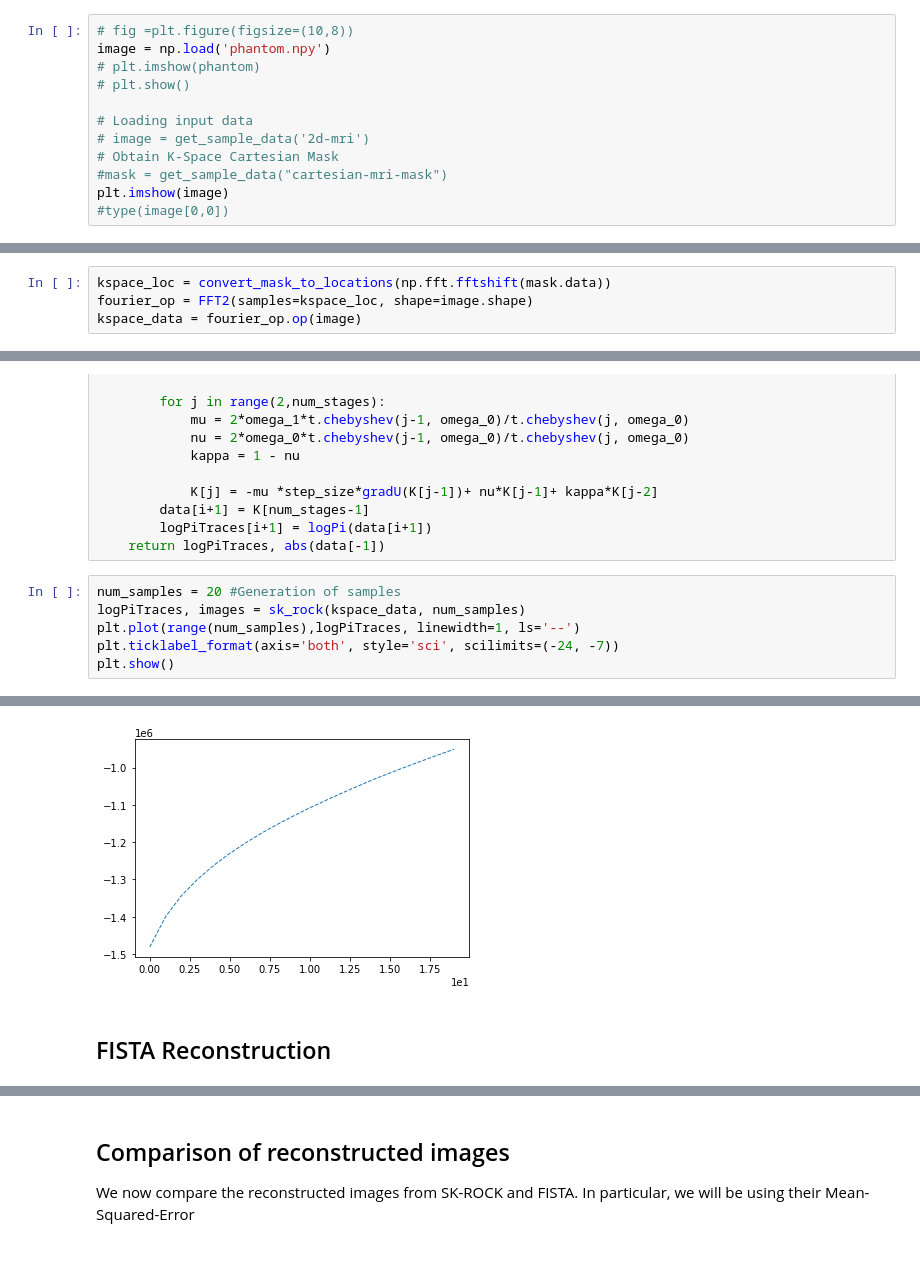
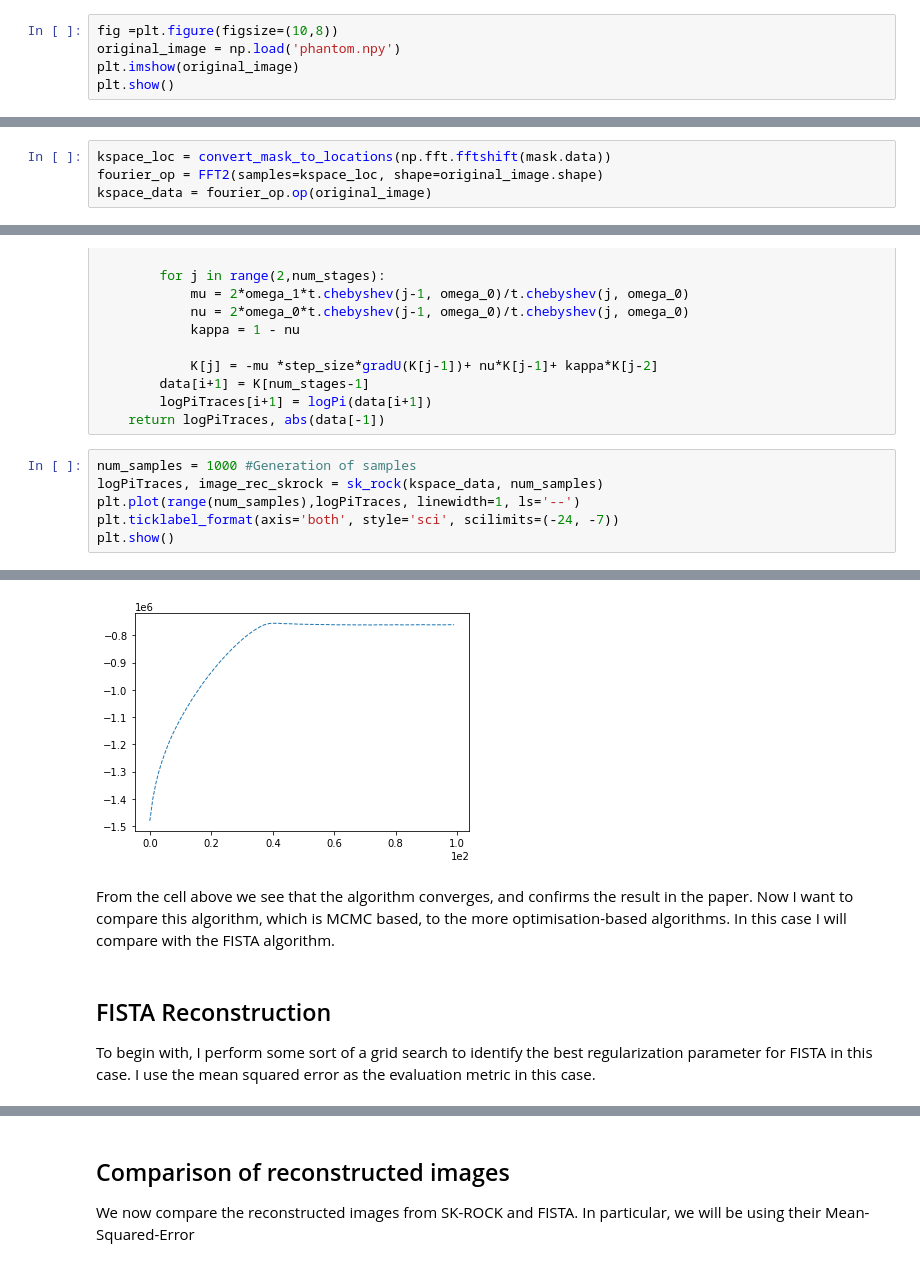
Before and after one commit to tbemsi/sk-rock, a Jupyter notebook: SK-ROCK.ipynb, the cells around one changed output, grey strips where cells are left out. Drawn from its saved outputs; the diff is of its cells as text.

```diff
--- a/SK-ROCK.ipynb
+++ b/SK-ROCK.ipynb
@@ -57,13 +57,6 @@ The image we will be working with for the purposes of this project is the [Shepp
 # %%
-# fig =plt.figure(figsize=(10,8))
-image = np.load('phantom.npy')
-# plt.imshow(phantom)
-# plt.show()
-
-# Loading input data
-# image = get_sample_data('2d-mri')
-# Obtain K-Space Cartesian Mask
-#mask = get_sample_data("cartesian-mri-mask")
-plt.imshow(image)
-#type(image[0,0])
+fig =plt.figure(figsize=(10,8))
+original_image = np.load('phantom.npy')
+plt.imshow(original_image)
+plt.show()
 # %% [output]
@@ -82,7 +76,7 @@ plt.show()
 # %%
 kspace_loc = convert_mask_to_locations(np.fft.fftshift(mask.data))
-fourier_op = FFT2(samples=kspace_loc, shape=image.shape)
-kspace_data = fourier_op.op(image)
+fourier_op = FFT2(samples=kspace_loc, shape=original_image.shape)
+kspace_data = fourier_op.op(original_image)
 # %% [markdown]
 ## SK-ROCK Algorithm
 
@@ -161,13 +155,17 @@ def sk_rock(observations, num_samples, sigma=1e-3/np.sqrt(2), num_stages=10, eta
         logPiTraces[i+1] = logPi(data[i+1])
     return logPiTraces, abs(data[-1])
 # %%
-num_samples = 20 #Generation of samples
-logPiTraces, images = sk_rock(kspace_data, num_samples)
+num_samples = 1000 #Generation of samples
+logPiTraces, image_rec_skrock = sk_rock(kspace_data, num_samples)
 plt.plot(range(num_samples),logPiTraces, linewidth=1, ls='--')
 plt.ticklabel_format(axis='both', style='sci', scilimits=(-24, -7))
 plt.show()
 # %% [output]
 [interactive output not drawn]
-[figure, old version]
+[figure, new version]
-# %% [markdown]
-## FISTA Reconstruction
+# %% [markdown]
+From the cell above we see that the algorithm converges, and confirms the result in the paper. Now I want to compare this algorithm, which is MCMC based, to the more optimisation-based algorithms. In this case I will compare with the FISTA algorithm.
+# %% [markdown]
+## FISTA Reconstruction
+
+To begin with, I perform some sort of a grid search to identify the best regularization parameter for FISTA in this case. I use the mean squared error as the evaluation metric in this case.
```
Also changed, not shown: parts of 21 cells of this notebook.
